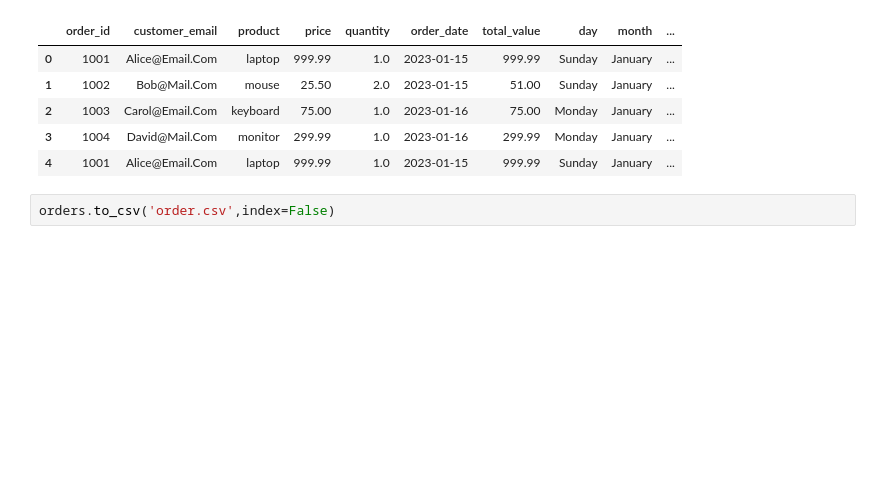
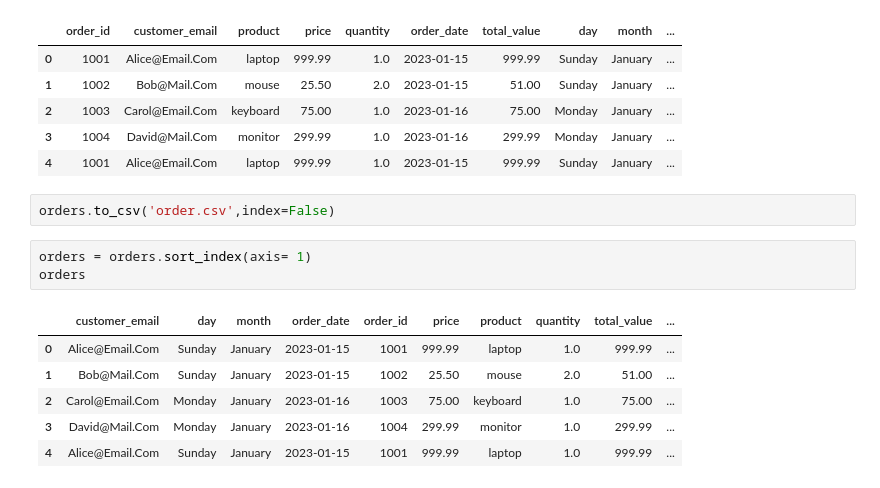
Before and after one commit to KEN-DATALABS/PROJECT-LIST, a Jupyter notebook: OneDrive/Documents/List Project/Project2.ipynb, the cells around one changed output. Cells and saved outputs as stored; diff of their text form; blank space fills up the shorter version.

```diff
--- a/OneDrive/Documents/List Project/Project2.ipynb
+++ b/OneDrive/Documents/List Project/Project2.ipynb
@@ -799,3 +799,13 @@ orders
 | 4 | 1001 | Alice@Email.Com | laptop | 999.99 | 1.0 | 2023-01-15 | 999.99 | Sunday | January | ... |
 # %%
 orders.to_csv('order.csv',index=False)
+# %%
+orders = orders.sort_index(axis= 1)
+orders
+# %% [output]
+|  | customer_email | day | month | order_date | order_id | price | product | quantity | total_value | ... |
+| 0 | Alice@Email.Com | Sunday | January | 2023-01-15 | 1001 | 999.99 | laptop | 1.0 | 999.99 | ... |
+| 1 | Bob@Mail.Com | Sunday | January | 2023-01-15 | 1002 | 25.50 | mouse | 2.0 | 51.00 | ... |
+| 2 | Carol@Email.Com | Monday | January | 2023-01-16 | 1003 | 75.00 | keyboard | 1.0 | 75.00 | ... |
+| 3 | David@Mail.Com | Monday | January | 2023-01-16 | 1004 | 299.99 | monitor | 1.0 | 299.99 | ... |
+| 4 | Alice@Email.Com | Sunday | January | 2023-01-15 | 1001 | 999.99 | laptop | 1.0 | 999.99 | ... |
```
Also changed, not shown: parts of 1 cell of this notebook.
